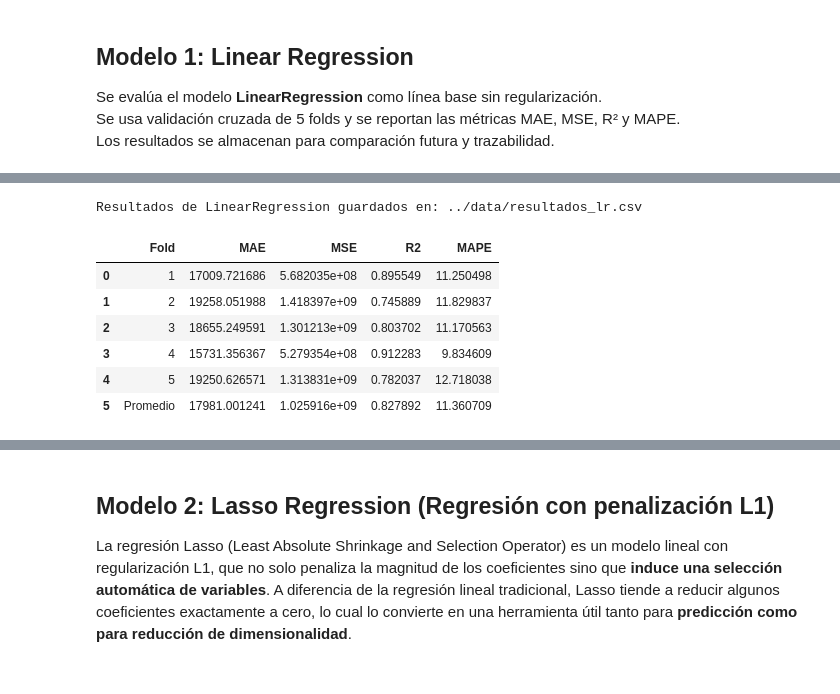
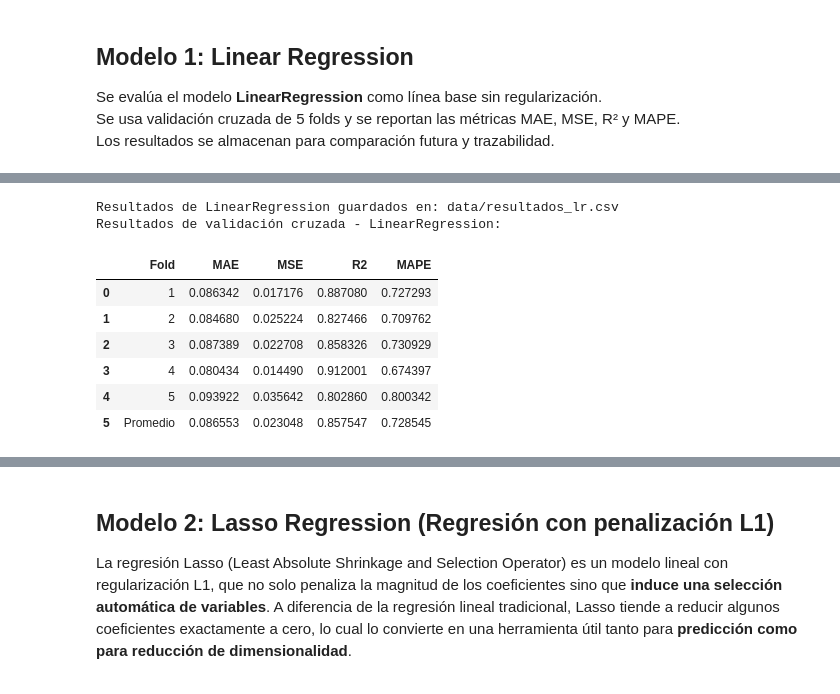
Before and after one commit to johanstevenbejarano/Teoria-de-Aprendizaje-Maquina, a Jupyter notebook: Parcial_1_TAM_2025-1/notebooks/modelos_regresion.ipynb, the cells around one changed output, grey strips where cells are left out. Drawn from its saved outputs; the diff is of its cells as text; code cells hidden in the pictures.

```diff
--- a/Parcial_1_TAM_2025-1/notebooks/modelos_regresion.ipynb
+++ b/Parcial_1_TAM_2025-1/notebooks/modelos_regresion.ipynb
@@ -191,28 +267,30 @@ Los resultados se almacenan para comparación futura y trazabilidad.
 # %%
-# === Evaluación de LinearRegression ===
+# === Paso 2: Entrenamiento base del modelo LinearRegression con validación cruzada ===
 
-# Acceder al modelo desde el diccionario
-modelo_lr = modelos["LinearRegression"]
+# Instanciar el modelo
+modelo_lr = LinearRegression()
 
-# Evaluar usando validación cruzada
-df_lr = evaluar_modelo_cv(
+# Evaluar con validación cruzada usando la variable transformada y_train_log
+df_resultados_lr = evaluar_modelo_cv(
     nombre_modelo="LinearRegression",
     modelo=modelo_lr,
     X=X_train_scaled,
-    y=y_train,
+    y=y_train_log,
     cv=cv,
     scoring=scoring,
-    guardar_en="../data/resultados_lr.csv"  # Ruta relativa desde notebooks/
+    guardar_en="data/resultados_lr.csv"
 )
 
 # Mostrar resultados
-df_lr
+print("Resultados de validación cruzada - LinearRegression:")
+display(df_resultados_lr)
 # %% [output]
-Resultados de LinearRegression guardados en: ../data/resultados_lr.csv
+Resultados de LinearRegression guardados en: data/resultados_lr.csv
+Resultados de validación cruzada - LinearRegression:
 |  | Fold | MAE | MSE | R2 | MAPE |
-| 0 | 1 | 17009.721686 | 5.682035e+08 | 0.895549 | 11.250498 |
-| 1 | 2 | 19258.051988 | 1.418397e+09 | 0.745889 | 11.829837 |
-| 2 | 3 | 18655.249591 | 1.301213e+09 | 0.803702 | 11.170563 |
-| 3 | 4 | 15731.356367 | 5.279354e+08 | 0.912283 | 9.834609 |
-| 4 | 5 | 19250.626571 | 1.313831e+09 | 0.782037 | 12.718038 |
-| 5 | Promedio | 17981.001241 | 1.025916e+09 | 0.827892 | 11.360709 |
+| 0 | 1 | 0.086342 | 0.017176 | 0.887080 | 0.727293 |
+| 1 | 2 | 0.084680 | 0.025224 | 0.827466 | 0.709762 |
+| 2 | 3 | 0.087389 | 0.022708 | 0.858326 | 0.730929 |
+| 3 | 4 | 0.080434 | 0.014490 | 0.912001 | 0.674397 |
+| 4 | 5 | 0.093922 | 0.035642 | 0.802860 | 0.800342 |
+| 5 | Promedio | 0.086553 | 0.023048 | 0.857547 | 0.728545 |
```
Also changed, not shown: parts of 74 cells of this notebook.
